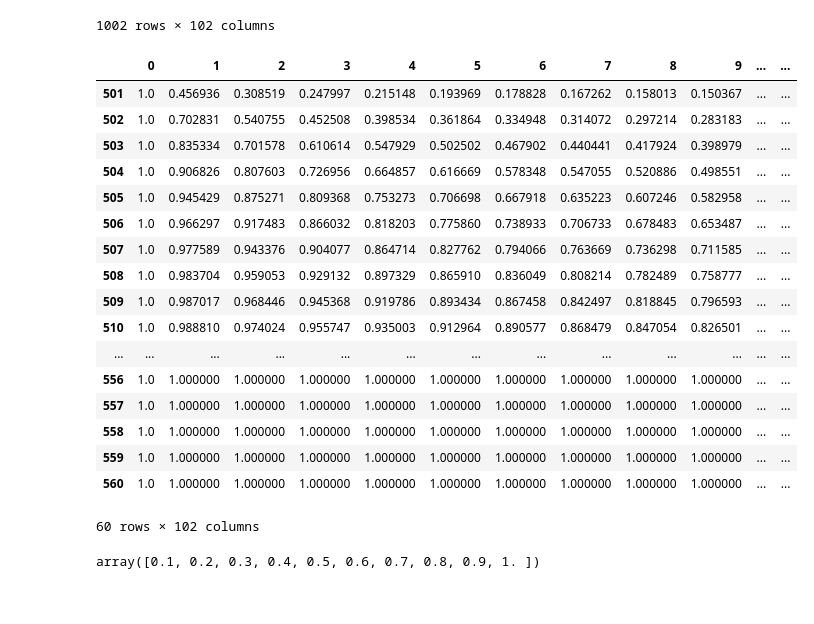
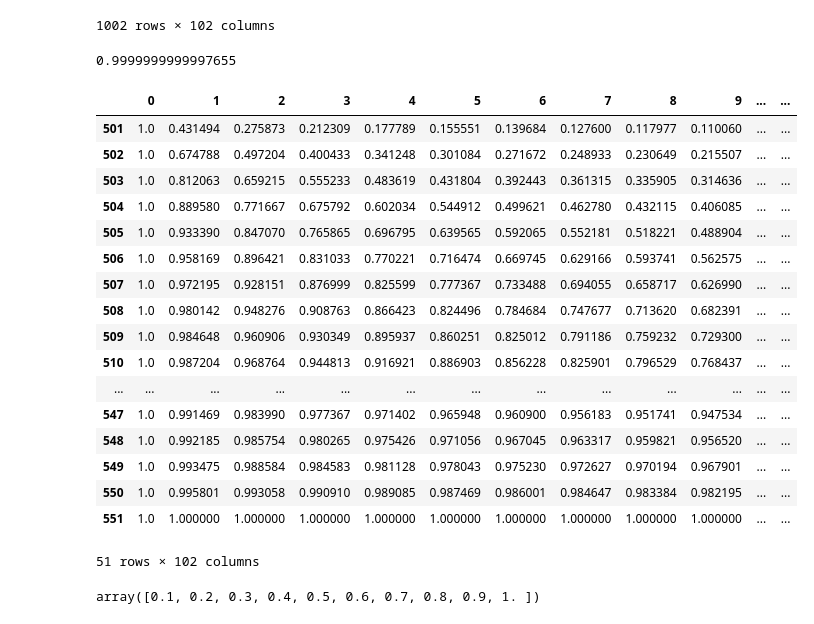
Before and after one commit to kyriakos-georgiou/Numerical_schemes_stability_updated, a Jupyter notebook: PIDE for full jump-Implicit-Fresh-start-Including-IC-x-range_full.ipynb, the cells around one changed output. Drawn from its saved outputs; the diff is of its cells as text; code cells hidden in the pictures.

```diff
--- a/PIDE for full jump-Implicit-Fresh-start-Including-IC-x-range_full.ipynb
+++ b/PIDE for full jump-Implicit-Fresh-start-Including-IC-x-range_full.ipynb
@@ -28,8 +28,8 @@ def jump_distribution_full(x_value,mu,sigma_jump,step_x):
     res, err = quad(normal_distribution_function, lower, upper)
     return res  #output is a vector of the average densities around the regions of each value in the vector x
 # %%
-x0 = -5.0
-xn = 5.0
+x0 = -10.0
+xn = 10.0
 xsteps = 1000
 dx = (xn-x0)/xsteps
 x = np.arange(x0, xn+dx, dx) #last x value is x = 99
@@ -135,18 +126,18 @@ phi_matrix[:,0] = 1.0 * (x>0.0)
 phi_matrix[len(x)-1,:] = 1.0
 #DataFrame(phi_matrix)
 # %%
-sigma_choice = 0.1
-kappa_choice = 1.0
-theta_choice = 1.0
+sigma_choice = 0.5
+kappa_choice = 0.5
+theta_choice = 0.3
 jump_rate_choice = 1.0
-N_choice = 8
+N_choice = 4
 mu_choice = 0.0
 sigma_jump_choice = 0.5
 
 M = M_matrix(x,sigma = sigma_choice,kappa = kappa_choice, theta = theta_choice, jump_rate = jump_rate_choice)
-#print(DataFrame(M[51:]))
+#print(DataFrame(M[13:28,13:28]))
 N_mat = N_matrix(x, jump_rate = jump_rate_choice, N = N_choice, mu = mu_choice, sigma_jump = sigma_jump_choice, step_x=dx)
-#print(DataFrame(N_mat))
+#print(DataFrame(N_mat[13:28,13:28]))
 #print(b[0])
 
 if sigma_choice**2 >= np.max(np.abs(dx*kappa_choice*(theta_choice-x))):
@@ -156,4 +147,4 @@ if sigma_choice**2 >= np.max(np.abs(dx*kappa_choice*(theta_choice-x))):
         #phi_matrix[:,time] = linalg.solve(M, N_mat.dot(phi_matrix[:,time-1]) + b )
 
 else:
-    print('Stability conditions may not satisfied')
+    print('Stability conditions may not be satisfied')
@@ -275,29 +250,33 @@ surv.append(time)
 | 1000 | 1.0 | 1.00 | 1.00 | 1.00 | 1.00 | 1.00 | 1.00 | 1.00 | 1.00 | 1.00 | ... | ... |
 | 0 | 0.0 | 0.01 | 0.02 | 0.03 | 0.04 | 0.05 | 0.06 | 0.07 | 0.08 | 0.09 | ... | ... |
 1002 rows × 102 columns
+# %%
+x[550]
+# %% [output]
+0.9999999999997655
 # %%
-y = np.where((x >= 0.0) & (x<= 1.2))
+y = np.where((x >= 0.0) & (x<= 1.02))
 surv_df_non_zero = surv.iloc[y[0],]
 surv_df_non_zero
 # %% [output]
 |  | 0 | 1 | 2 | 3 | 4 | 5 | 6 | 7 | 8 | 9 | ... | ... |
-| 501 | 1.0 | 0.456936 | 0.308519 | 0.247997 | 0.215148 | 0.193969 | 0.178828 | 0.167262 | 0.158013 | 0.150367 | ... | ... |
-| 502 | 1.0 | 0.702831 | 0.540755 | 0.452508 | 0.398534 | 0.361864 | 0.334948 | 0.314072 | 0.297214 | 0.283183 | ... | ... |
-| 503 | 1.0 | 0.835334 | 0.701578 | 0.610614 | 0.547929 | 0.502502 | 0.467902 | 0.440441 | 0.417924 | 0.398979 | ... | ... |
-| 504 | 1.0 | 0.906826 | 0.807603 | 0.726956 | 0.664857 | 0.616669 | 0.578348 | 0.547055 | 0.520886 | 0.498551 | ... | ... |
-| 505 | 1.0 | 0.945429 | 0.875271 | 0.809368 | 0.753273 | 0.706698 | 0.667918 | 0.635223 | 0.607246 | 0.582958 | ... | ... |
-| 506 | 1.0 | 0.966297 | 0.917483 | 0.866032 | 0.818203 | 0.775860 | 0.738933 | 0.706733 | 0.678483 | 0.653487 | ... | ... |
-| 507 | 1.0 | 0.977589 | 0.943376 | 0.904077 | 0.864714 | 0.827762 | 0.794066 | 0.763669 | 0.736298 | 0.711585 | ... | ... |
-| 508 | 1.0 | 0.983704 | 0.959053 | 0.929132 | 0.897329 | 0.865910 | 0.836049 | 0.808214 | 0.782489 | 0.758777 | ... | ... |
-| 509 | 1.0 | 0.987017 | 0.968446 | 0.945368 | 0.919786 | 0.893434 | 0.867458 | 0.842497 | 0.818845 | 0.796593 | ... | ... |
-| 510 | 1.0 | 0.988810 | 0.974024 | 0.955747 | 0.935003 | 0.912964 | 0.890577 | 0.868479 | 0.847054 | 0.826501 | ... | ... |
+| 501 | 1.0 | 0.431494 | 0.275873 | 0.212309 | 0.177789 | 0.155551 | 0.139684 | 0.127600 | 0.117977 | 0.110060 | ... | ... |
+| 502 | 1.0 | 0.674788 | 0.497204 | 0.400433 | 0.341248 | 0.301084 | 0.271672 | 0.248933 | 0.230649 | 0.215507 | ... | ... |
+| 503 | 1.0 | 0.812063 | 0.659215 | 0.555233 | 0.483619 | 0.431804 | 0.392443 | 0.361315 | 0.335905 | 0.314636 | ... | ... |
+| 504 | 1.0 | 0.889580 | 0.771667 | 0.675792 | 0.602034 | 0.544912 | 0.499621 | 0.462780 | 0.432115 | 0.406085 | ... | ... |
+| 505 | 1.0 | 0.933390 | 0.847070 | 0.765865 | 0.696795 | 0.639565 | 0.592065 | 0.552181 | 0.518221 | 0.488904 | ... | ... |
+| 506 | 1.0 | 0.958169 | 0.896421 | 0.831033 | 0.770221 | 0.716474 | 0.669745 | 0.629166 | 0.593741 | 0.562575 | ... | ... |
+| 507 | 1.0 | 0.972195 | 0.928151 | 0.876999 | 0.825599 | 0.777367 | 0.733488 | 0.694055 | 0.658717 | 0.626990 | ... | ... |
+| 508 | 1.0 | 0.980142 | 0.948276 | 0.908763 | 0.866423 | 0.824496 | 0.784684 | 0.747677 | 0.713620 | 0.682391 | ... | ... |
+| 509 | 1.0 | 0.984648 | 0.960906 | 0.930349 | 0.895937 | 0.860251 | 0.825012 | 0.791186 | 0.759232 | 0.729300 | ... | ... |
+| 510 | 1.0 | 0.987204 | 0.968764 | 0.944813 | 0.916921 | 0.886903 | 0.856228 | 0.825901 | 0.796529 | 0.768437 | ... | ... |
 | ... | ... | ... | ... | ... | ... | ... | ... | ... | ... | ... | ... | ... |
-| 556 | 1.0 | 1.000000 | 1.000000 | 1.000000 | 1.000000 | 1.000000 | 1.000000 | 1.000000 | 1.000000 | 1.000000 | ... | ... |
-| 557 | 1.0 | 1.000000 | 1.000000 | 1.000000 | 1.000000 | 1.000000 | 1.000000 | 1.000000 | 1.000000 | 1.000000 | ... | ... |
-| 558 | 1.0 | 1.000000 | 1.000000 | 1.000000 | 1.000000 | 1.000000 | 1.000000 | 1.000000 | 1.000000 | 1.000000 | ... | ... |
-| 559 | 1.0 | 1.000000 | 1.000000 | 1.000000 | 1.000000 | 1.000000 | 1.000000 | 1.000000 | 1.000000 | 1.000000 | ... | ... |
-| 560 | 1.0 | 1.000000 | 1.000000 | 1.000000 | 1.000000 | 1.000000 | 1.000000 | 1.000000 | 1.000000 | 1.000000 | ... | ... |
+| 547 | 1.0 | 0.991469 | 0.983990 | 0.977367 | 0.971402 | 0.965948 | 0.960900 | 0.956183 | 0.951741 | 0.947534 | ... | ... |
+| 548 | 1.0 | 0.992185 | 0.985754 | 0.980265 | 0.975426 | 0.971056 | 0.967045 | 0.963317 | 0.959821 | 0.956520 | ... | ... |
+| 549 | 1.0 | 0.993475 | 0.988584 | 0.984583 | 0.981128 | 0.978043 | 0.975230 | 0.972627 | 0.970194 | 0.967901 | ... | ... |
+| 550 | 1.0 | 0.995801 | 0.993058 | 0.990910 | 0.989085 | 0.987469 | 0.986001 | 0.984647 | 0.983384 | 0.982195 | ... | ... |
+| 551 | 1.0 | 1.000000 | 1.000000 | 1.000000 | 1.000000 | 1.000000 | 1.000000 | 1.000000 | 1.000000 | 1.000000 | ... | ... |
-60 rows × 102 columns
+51 rows × 102 columns
 # %%
 accept_t = [0,10,20,30,40,50,60,70,80,90,100]
 # %%
```
Also changed, not shown: parts of 20 cells of this notebook.
